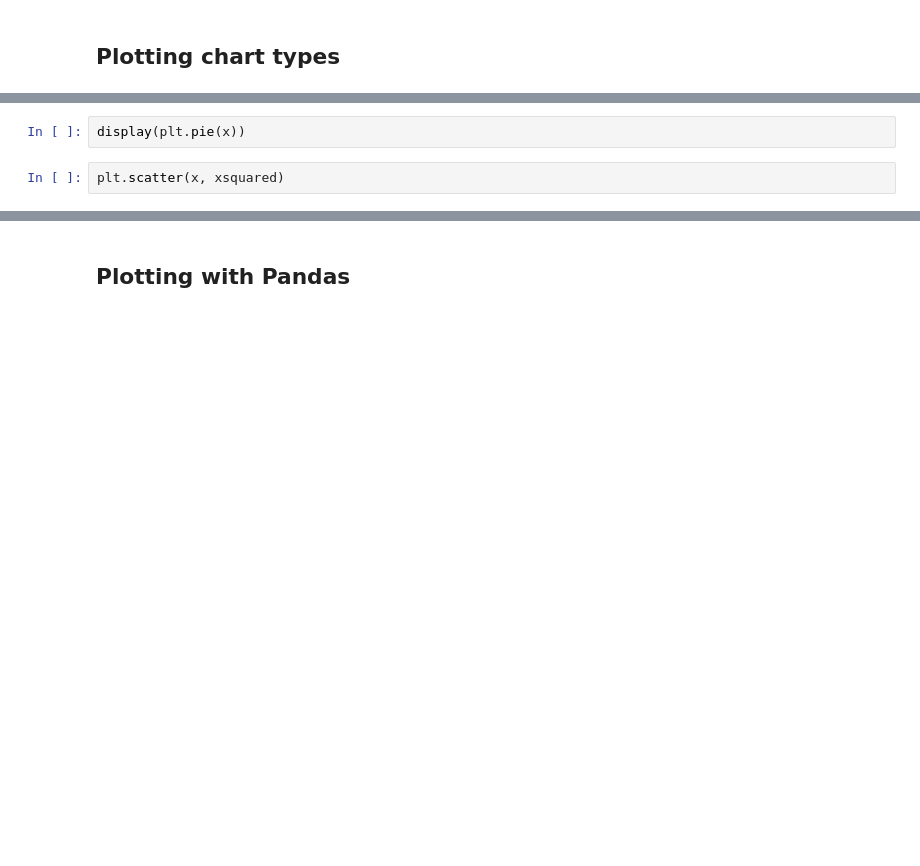
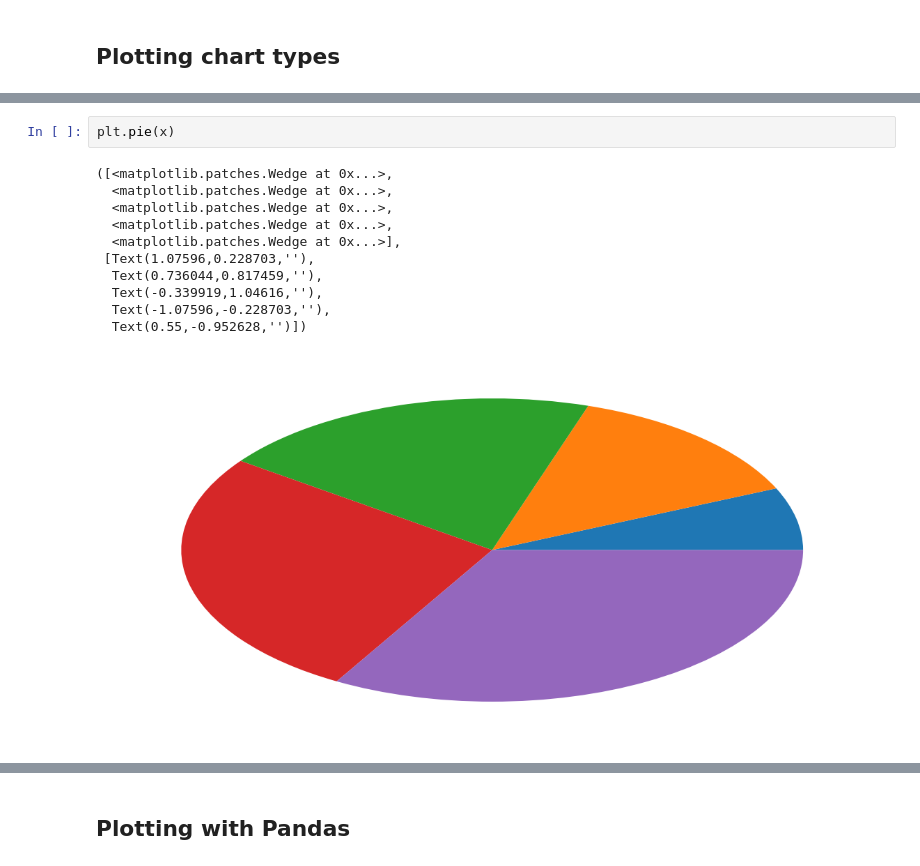
Before and after one commit to IST256-classroom/2019-Spring-Learn-Python-mafudge, a Jupyter notebook: content/lessons/13/Watch-Me-Code/WMC1-Matplotlib.ipynb, the cells around one changed output, grey strips where cells are left out. Drawn from its saved outputs; the diff is of its cells as text; blank space fills up the shorter version.

```diff
--- a/content/lessons/13/Watch-Me-Code/WMC1-Matplotlib.ipynb
+++ b/content/lessons/13/Watch-Me-Code/WMC1-Matplotlib.ipynb
@@ -48,4 +61,14 @@ display(plt.bar(x,xsquared))
 # %%
-display(plt.pie(x))
+plt.pie(x)
+# %% [output]
+([<matplotlib.patches.Wedge at 0x...>,
+  <matplotlib.patches.Wedge at 0x...>,
+  <matplotlib.patches.Wedge at 0x...>,
+  <matplotlib.patches.Wedge at 0x...>,
+  <matplotlib.patches.Wedge at 0x...>],
+ [Text(1.07596,0.228703,''),
+  Text(0.736044,0.817459,''),
+  Text(-0.339919,1.04616,''),
+  Text(-1.07596,-0.228703,''),
+  Text(0.55,-0.952628,'')])
+[figure, added]
-# %%
-plt.scatter(x, xsquared)
```
Also changed, not shown: parts of 11 cells of this notebook, 4 other files.
